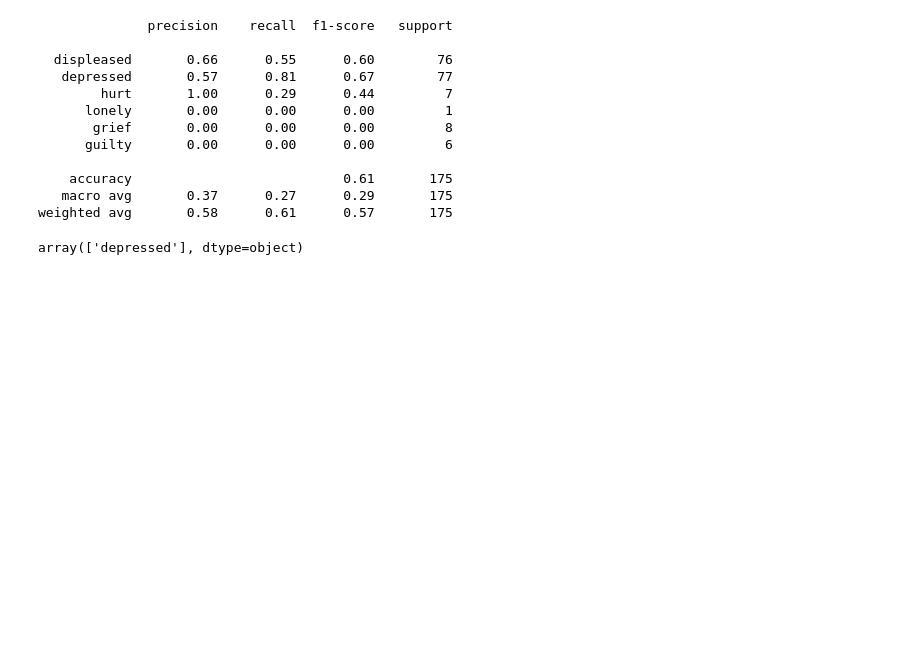
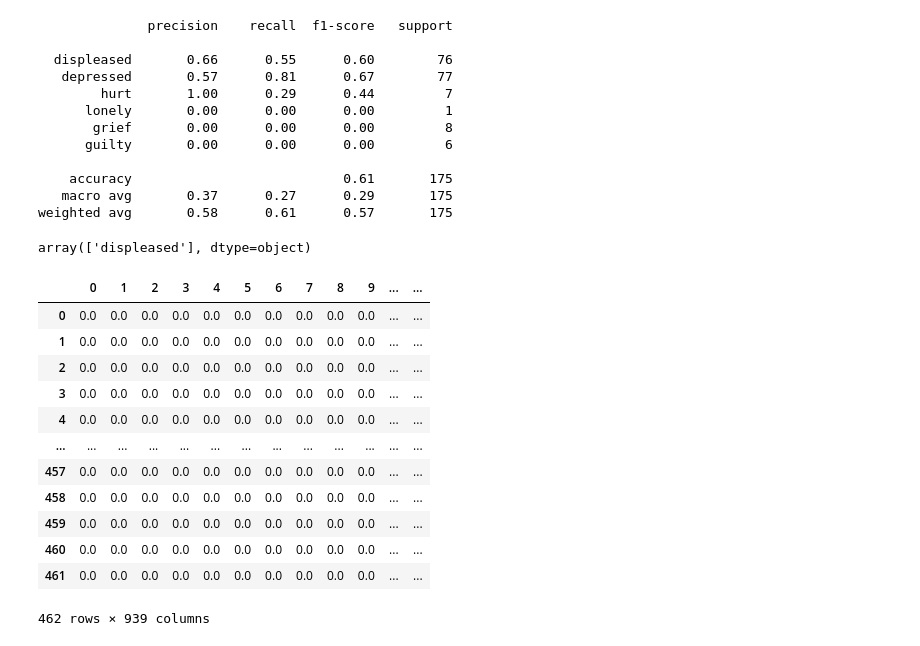
Before and after one commit to EricSHuang/419-Project, a Jupyter notebook: 03-SVM.ipynb, the cells around one changed output. Cells and saved outputs as stored; diff of their text form; code cells hidden in the pictures; blank space fills up the shorter version.

Commit message:
adding upsampling to the SVM models

```diff
--- a/03-SVM.ipynb
+++ b/03-SVM.ipynb
@@ -198,11 +203,55 @@ print(classification_report(y, predict_svc, target_names = target_names))
 weighted avg       0.58      0.61      0.57       175
 # %%
 ## Prediction
-sentence = ["she has depression"]
+sentence = ["Never leave me alone"]
 X_test1 = vectorizer.transform(sentence)
-#X_test1
 
 svm_model.fit(X, y)
 svm_model.predict(X_test1.todense())
 # %% [output]
-array(['depressed'], dtype=object)
+array(['displeased'], dtype=object)
+# %%
+# Create separate dataframe for each sub-emotion
+df_with_features_displeased = df_with_features[df_with_features['label'] == 'displeased']
+df_with_features_depressed = df_with_features[df_with_features['label'] == 'depressed']
+df_with_features_hurt = df_with_features[df_with_features['label'] == 'hurt']
+df_with_features_grief = df_with_features[df_with_features['label'] == 'grief']
+df_with_features_lonely = df_with_features[df_with_features['label'] == 'lonely']
+df_with_features_guilty = df_with_features[df_with_features['label'] == 'guilty']
+# %%
+# Up Sampling
+# Citation: [https://wellsr.com/python/upsampling-and-downsampling-imbalanced-data-in-python/]
+# Down sample does not work based on the value counts of each sub-emotion in our dataset
+
+def custom_resample(df):
+    return resample(df,
+             replace=True,
+             n_samples=len(df_with_features_displeased),
+             random_state=42)
+
+depressed_upsample = custom_resample(df_with_features_depressed)
+hurt_upsample = custom_resample(df_with_features_hurt)
+grief_upsample = custom_resample(df_with_features_grief)
+lonely_upsample = custom_resample(df_with_features_lonely)
+guilty_upsample = custom_resample(df_with_features_guilty)
+# %%
+# Create a new dataframe containing all sub-emotions
+df_all_emotions = pd.concat([df_with_features_displeased, depressed_upsample, hurt_upsample, grief_upsample, lonely_upsample, guilty_upsample]).reset_index(drop = True)
+
+# Shuffle the dataframe - to make sure that our algorithms are not biased in their prediction citation: [https://stackoverflow.com/questions/29576430/shuffle-dataframe-rows]
+df_all_emotions = df_all_emotions.sample(frac=1).reset_index(drop=True)
+df_all_emotions
+# %% [output]
+|  | 0 | 1 | 2 | 3 | 4 | 5 | 6 | 7 | 8 | 9 | ... | ... |
+| 0 | 0.0 | 0.0 | 0.0 | 0.0 | 0.0 | 0.0 | 0.0 | 0.0 | 0.0 | 0.0 | ... | ... |
+| 1 | 0.0 | 0.0 | 0.0 | 0.0 | 0.0 | 0.0 | 0.0 | 0.0 | 0.0 | 0.0 | ... | ... |
+| 2 | 0.0 | 0.0 | 0.0 | 0.0 | 0.0 | 0.0 | 0.0 | 0.0 | 0.0 | 0.0 | ... | ... |
+| 3 | 0.0 | 0.0 | 0.0 | 0.0 | 0.0 | 0.0 | 0.0 | 0.0 | 0.0 | 0.0 | ... | ... |
+| 4 | 0.0 | 0.0 | 0.0 | 0.0 | 0.0 | 0.0 | 0.0 | 0.0 | 0.0 | 0.0 | ... | ... |
+| ... | ... | ... | ... | ... | ... | ... | ... | ... | ... | ... | ... | ... |
+| 457 | 0.0 | 0.0 | 0.0 | 0.0 | 0.0 | 0.0 | 0.0 | 0.0 | 0.0 | 0.0 | ... | ... |
+| 458 | 0.0 | 0.0 | 0.0 | 0.0 | 0.0 | 0.0 | 0.0 | 0.0 | 0.0 | 0.0 | ... | ... |
+| 459 | 0.0 | 0.0 | 0.0 | 0.0 | 0.0 | 0.0 | 0.0 | 0.0 | 0.0 | 0.0 | ... | ... |
+| 460 | 0.0 | 0.0 | 0.0 | 0.0 | 0.0 | 0.0 | 0.0 | 0.0 | 0.0 | 0.0 | ... | ... |
+| 461 | 0.0 | 0.0 | 0.0 | 0.0 | 0.0 | 0.0 | 0.0 | 0.0 | 0.0 | 0.0 | ... | ... |
+462 rows × 939 columns
```
Also changed, not shown: parts of 8 cells of this notebook.
